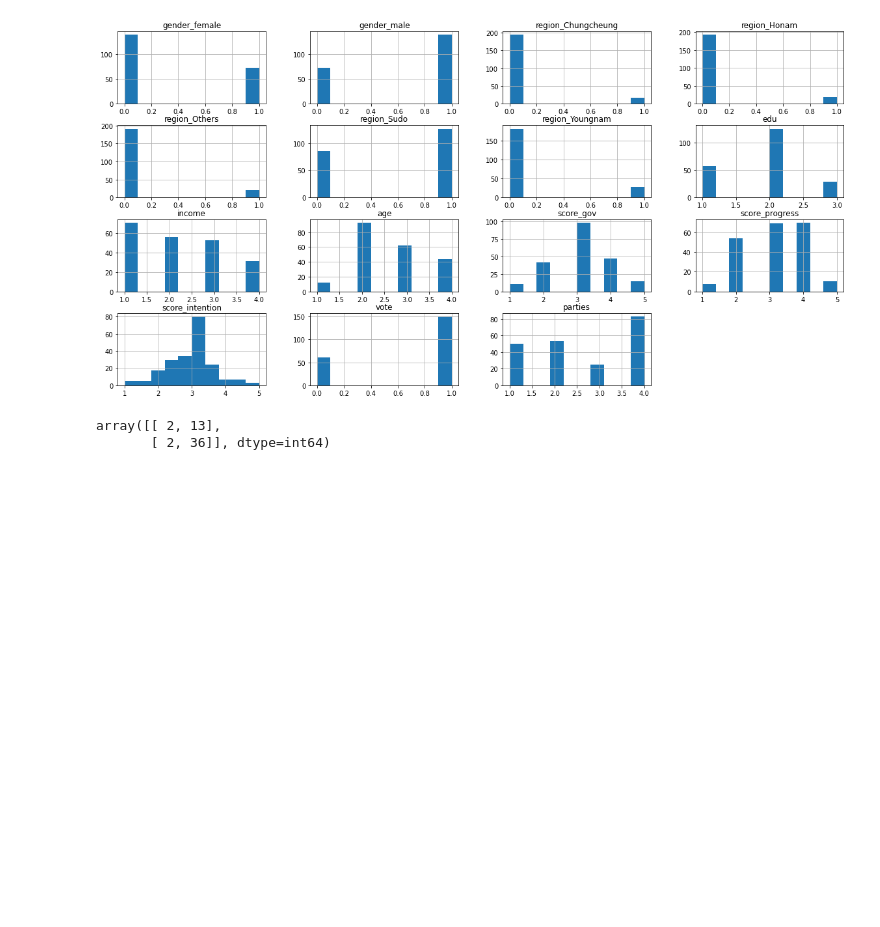
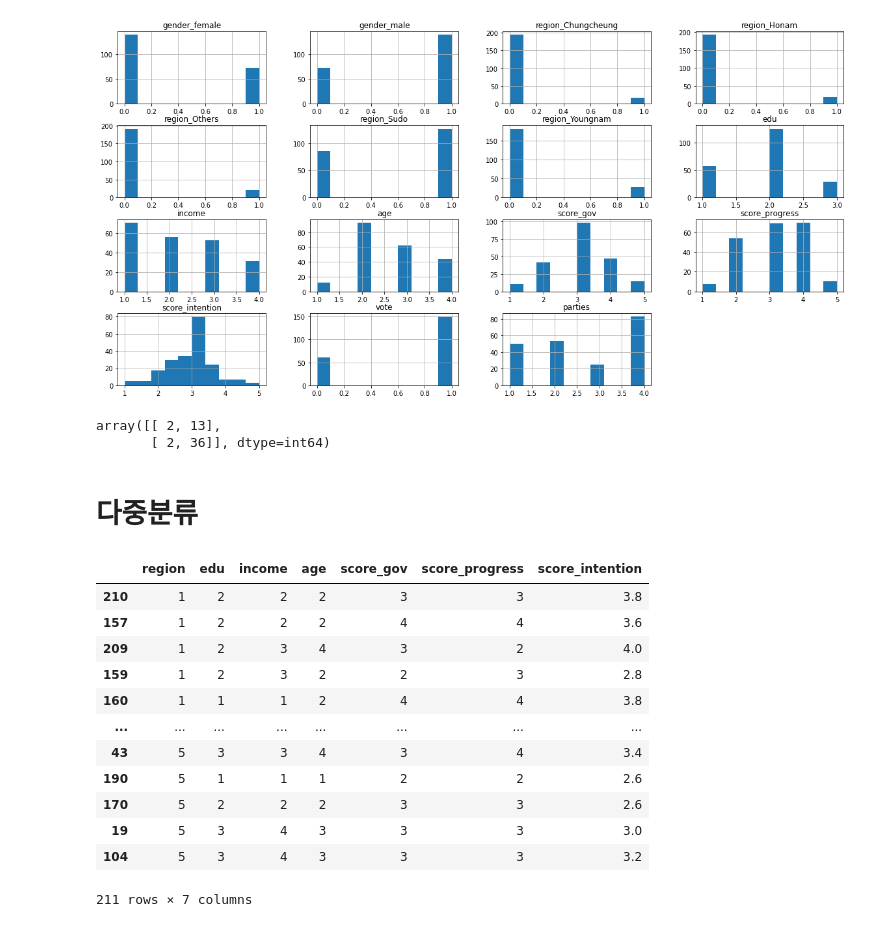
Before and after one commit to hkyoo52/BigData_engineer, a Jupyter notebook: 머신러닝 프로세스/machinelearning_process.ipynb, the cells around one changed output. Cells and saved outputs as stored; diff of their text form; code cells hidden in the pictures; blank space fills up the shorter version.

```diff
--- a/머신러닝 프로세스/machinelearning_process.ipynb
+++ b/머신러닝 프로세스/machinelearning_process.ipynb
@@ -165,3 +165,64 @@ confusion_matrix(y_test,pred_test)
 # %% [output]
 array([[ 2, 13],
        [ 2, 36]], dtype=int64)
+# %% [markdown]
+# 다중분류
+# %%
+import pandas as pd
+from sklearn.model_selection import train_test_split
+from sklearn.linear_model import LogisticRegression
+from sklearn.preprocessing import MinMaxScaler
+
+# 데이터 불러오기
+data=pd.read_csv('../데이터/vote.csv')
+
+# X,y 나누기
+X=data[data.columns[1:8]]
+#y=data[['parties']]
+y=data[['vote']]
+
+# train,test 분리하기
+X_train,X_test,y_train,y_test = train_test_split(X,y,stratify=y,random_state=52)
+
+# num, dummy 분리하기
+X_train_num=X_train[['income', 'age', 'score_gov', 'score_progress','score_intention']]
+X_train_dum=X_train[['region', 'edu']]
+X_test_num=X_test[['income', 'age', 'score_gov', 'score_progress','score_intention']]
+X_test_dum=X_test[['region', 'edu']]
+
+# dummy onehot 인코딩
+X_train_dum=pd.get_dummies(X_train_dum)
+X_test_dum=pd.get_dummies(X_test_dum)
+X_train_dum,X_test_dum=X_train_dum.align(X_test_dum,join='inner',axis=1)
+
+# num scaling
+minmax=MinMaxScaler()
+minmax.fit(X_train_num)
+X_train_num=minmax.transform(X_train_num)
+X_test_num=minmax.transform(X_test_num)
+
+# 합치기 - reset_index(drop=True)
+X_train_final = pd.concat([pd.DataFrame(X_train_num,columns=['income', 'age', 'score_gov', 'score_progress','score_intention']),X_train_dum.reset_index(drop=True)],axis=1)
+X_test_final = pd.concat([pd.DataFrame(X_test_num,columns=['income', 'age', 'score_gov', 'score_progress','score_intention']),X_test_dum.reset_index(drop=True)],axis=1)
+
+# model.fit
+model=LogisticRegression()
+model.fit(X_train_final,y_train)
+
+pred = model.predict_proba(X_test_final)
+# %%
+X.sort_values(by='region')
+# %% [output]
+|  | region | edu | income | age | score_gov | score_progress | score_intention |
+| 210 | 1 | 2 | 2 | 2 | 3 | 3 | 3.8 |
+| 157 | 1 | 2 | 2 | 2 | 4 | 4 | 3.6 |
+| 209 | 1 | 2 | 3 | 4 | 3 | 2 | 4.0 |
+| 159 | 1 | 2 | 3 | 2 | 2 | 3 | 2.8 |
+| 160 | 1 | 1 | 1 | 2 | 4 | 4 | 3.8 |
+| ... | ... | ... | ... | ... | ... | ... | ... |
+| 43 | 5 | 3 | 3 | 4 | 3 | 4 | 3.4 |
+| 190 | 5 | 1 | 1 | 1 | 2 | 2 | 2.6 |
+| 170 | 5 | 2 | 2 | 2 | 3 | 3 | 2.6 |
+| 19 | 5 | 3 | 4 | 3 | 3 | 3 | 3.0 |
+| 104 | 5 | 3 | 4 | 3 | 3 | 3 | 3.2 |
+211 rows × 7 columns
```
Also changed, not shown: parts of 8 cells of this notebook, 6 other files.
